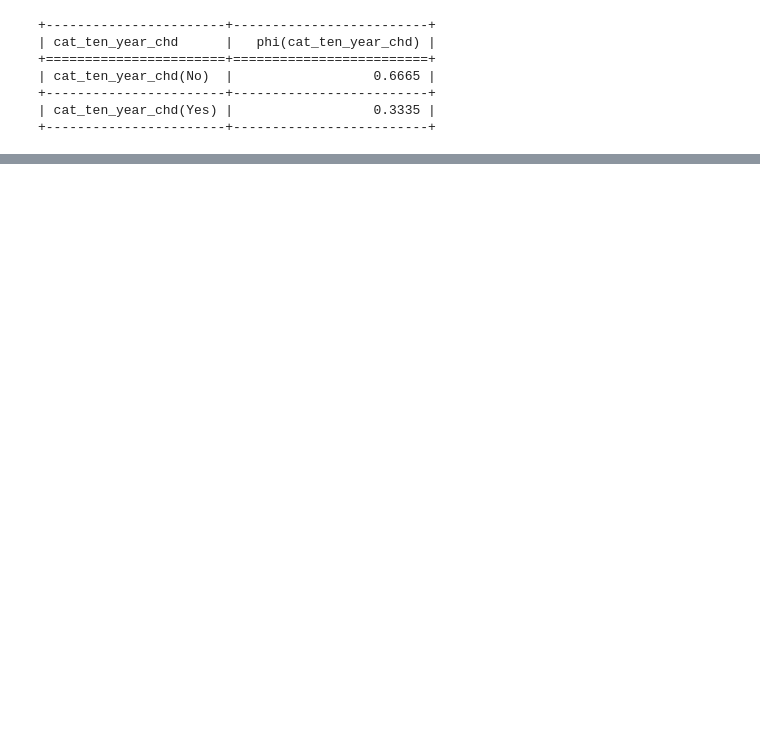
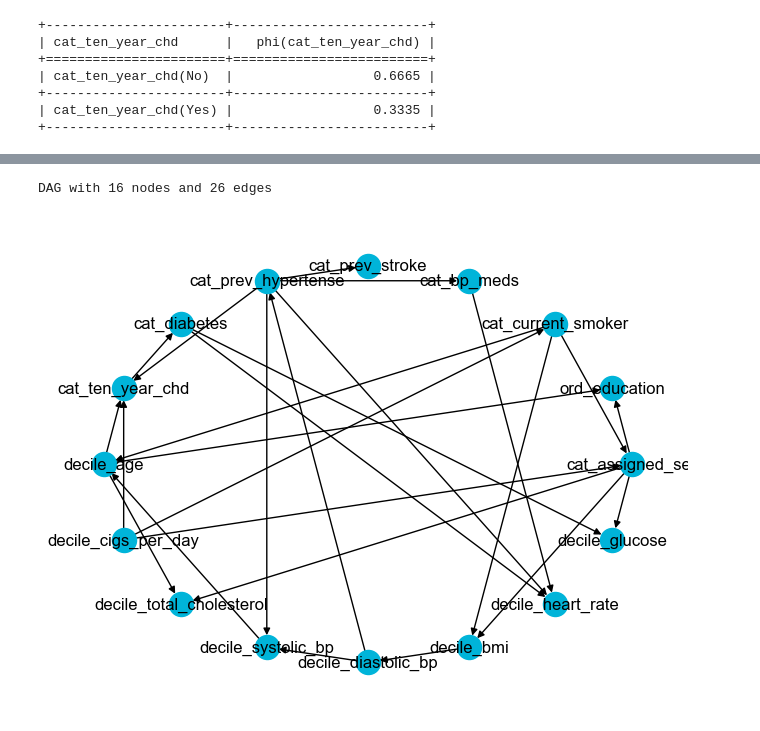
Before and after one commit to eduardotanqueiro/Project1-AAA, a Jupyter notebook: src/note.ipynb, the cells around one changed output, grey strips where cells are left out. Drawn from its saved outputs; the diff is of its cells as text; code cells hidden in the pictures; blank space fills up the shorter version.

```diff
--- a/src/note.ipynb
+++ b/src/note.ipynb
@@ -930,0 +1046,7 @@ print( infer.query( ["cat_ten_year_chd"], evidence = {"cat_glucose": ">=125 mg/d
+# %%
+# best k2 structure
+print(best_model_hc_k2_quintiles)
+visualize_network(best_model_hc_k2_quintiles)
+# %% [output]
+DAG with 16 nodes and 26 edges
+[figure, added]
```
Also changed, not shown: parts of 25 cells of this notebook.
